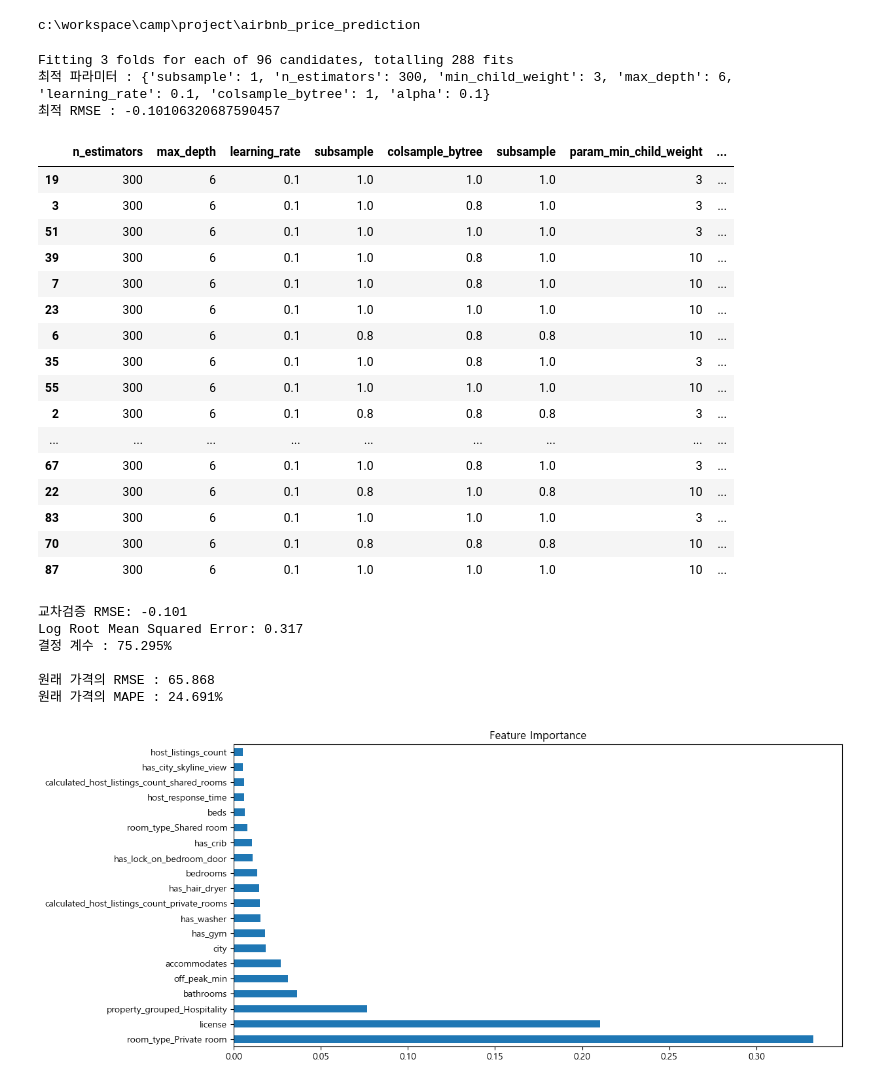
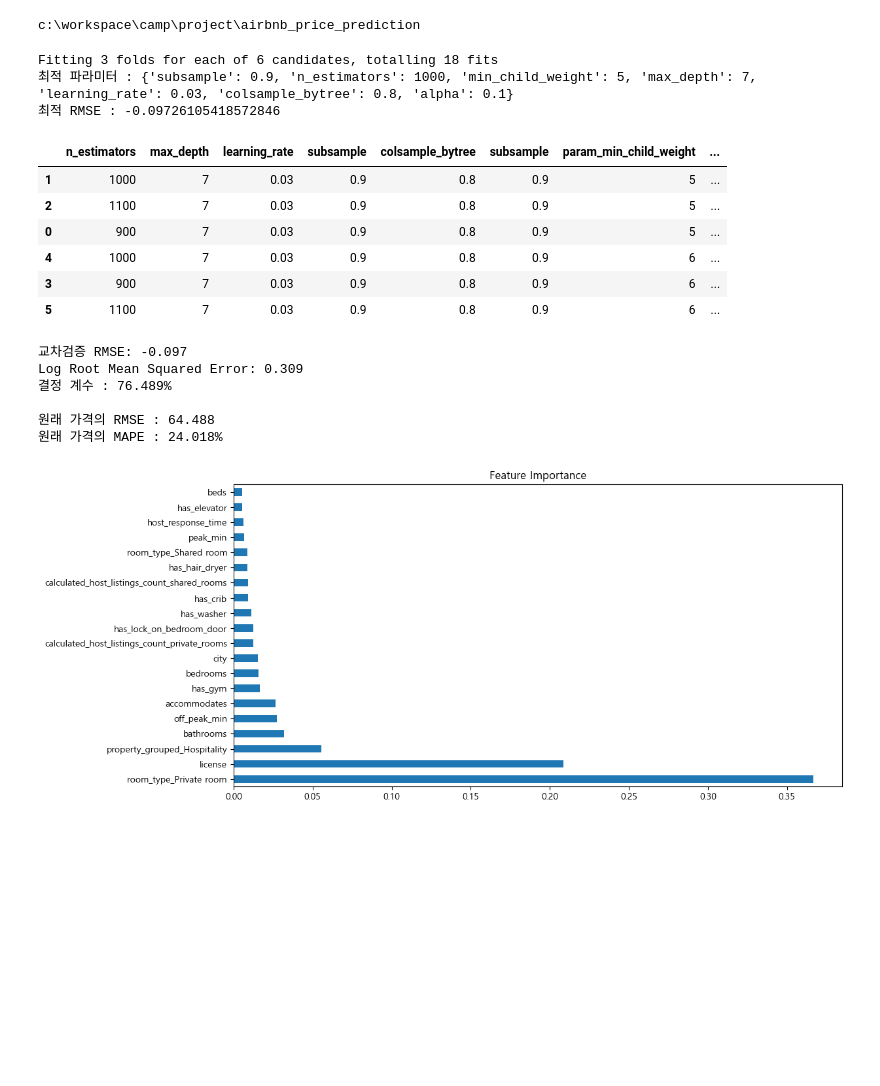
Before and after one commit to sybeom528/airbnb_price_prediction, a Jupyter notebook: notebooks/modeling.ipynb, the cells around one changed output. Drawn from its saved outputs; the diff is of its cells as text; code cells hidden in the pictures; blank space fills up the shorter version.

```diff
--- a/notebooks/modeling.ipynb
+++ b/notebooks/modeling.ipynb
@@ -104,16 +104,16 @@ xgb_reg = xgb.XGBRegressor(
 # 다중공선성 체크 안 하고 변수 다 때려넣었으니, L1 규제(유의미하지 않으면 0으로 만드는 규제) 사용해보기
 # 과적합 우려가 높기 때문에, min_child_weight 사용해보기
 param_grid = {
-    'n_estimators' : [100,300],
-    'max_depth' : [6,12],
-    'learning_rate' : [0.1],
-    'subsample' : [0.8,1],
-    'colsample_bytree' : [0.8,1],
-    'min_child_weight' : [3,10],
-    'alpha' : [0.1,1,5]
+    'n_estimators' : [900,1000,1100],
+    'max_depth' : [7],
+    'learning_rate' : [0.03],
+    'subsample' : [0.9],
+    'colsample_bytree' : [0.8],
+    'min_child_weight' : [5,6],
+    'alpha' : [0.1],
 }
 
-# grid_cv = GridSearchCV(
+# model_cv = GridSearchCV(
 #     estimator = xgb_reg,
 #     param_grid = param_grid,
 #     scoring = 'neg_mean_squared_error',
@@ -139,52 +139,45 @@ model_cv.fit(X_train, y_train)
 print(f'최적 파라미터 : {model_cv.best_params_}')
 print(f'최적 RMSE : {model_cv.best_score_}')
 # %% [output]
-Fitting 3 folds for each of 96 candidates, totalling 288 fits
-최적 파라미터 : {'subsample': 1, 'n_estimators': 300, 'min_child_weight': 3, 'max_depth': 6, 'learning_rate': 0.1, 'colsample_bytree': 1, 'alpha': 0.1}
-최적 RMSE : -0.10106320687590457
+Fitting 3 folds for each of 6 candidates, totalling 18 fits
+최적 파라미터 : {'subsample': 0.9, 'n_estimators': 1000, 'min_child_weight': 5, 'max_depth': 7, 'learning_rate': 0.03, 'colsample_bytree': 0.8, 'alpha': 0.1}
+최적 RMSE : -0.09726105418572846
 # %%
 cv_df = pd.DataFrame(model_cv.cv_results_)[
     ["param_n_estimators", "param_max_depth","param_learning_rate",'param_subsample', 'param_colsample_bytree',
     'param_subsample','param_min_child_weight', 'param_alpha',
     "mean_train_score", "mean_test_score", "std_test_score", "rank_test_score"]
 ].rename(columns={
     "param_n_estimators" : "n_estimators",
     "param_max_depth": "max_depth",
     "param_learning_rate" : 'learning_rate',
     "param_subsample" : "subsample",
     "param_colsample_bytree" : "colsample_bytree",
     "mean_train_score": "훈련 정확도",
     "mean_test_score": "검증 정확도",
     "std_test_score": "표준편차",
     "rank_test_score": "순위",
 }).sort_values("순위")
 
-cv_df.head(20)
+cv_df.head(15)
 # %% [output]
 |  | n_estimators | max_depth | learning_rate | subsample | colsample_bytree | subsample | param_min_child_weight | ... |
-| 19 | 300 | 6 | 0.1 | 1.0 | 1.0 | 1.0 | 3 | ... |
-| 3 | 300 | 6 | 0.1 | 1.0 | 0.8 | 1.0 | 3 | ... |
-| 51 | 300 | 6 | 0.1 | 1.0 | 1.0 | 1.0 | 3 | ... |
-| 39 | 300 | 6 | 0.1 | 1.0 | 0.8 | 1.0 | 10 | ... |
-| 7 | 300 | 6 | 0.1 | 1.0 | 0.8 | 1.0 | 10 | ... |
-| 23 | 300 | 6 | 0.1 | 1.0 | 1.0 | 1.0 | 10 | ... |
-| 6 | 300 | 6 | 0.1 | 0.8 | 0.8 | 0.8 | 10 | ... |
-| 35 | 300 | 6 | 0.1 | 1.0 | 0.8 | 1.0 | 3 | ... |
-| 55 | 300 | 6 | 0.1 | 1.0 | 1.0 | 1.0 | 10 | ... |
-| 2 | 300 | 6 | 0.1 | 0.8 | 0.8 | 0.8 | 3 | ... |
-| ... | ... | ... | ... | ... | ... | ... | ... | ... |
-| 67 | 300 | 6 | 0.1 | 1.0 | 0.8 | 1.0 | 3 | ... |
-| 22 | 300 | 6 | 0.1 | 0.8 | 1.0 | 0.8 | 10 | ... |
-| 83 | 300 | 6 | 0.1 | 1.0 | 1.0 | 1.0 | 3 | ... |
-| 70 | 300 | 6 | 0.1 | 0.8 | 0.8 | 0.8 | 10 | ... |
-| 87 | 300 | 6 | 0.1 | 1.0 | 1.0 | 1.0 | 10 | ... |
+| 1 | 1000 | 7 | 0.03 | 0.9 | 0.8 | 0.9 | 5 | ... |
+| 2 | 1100 | 7 | 0.03 | 0.9 | 0.8 | 0.9 | 5 | ... |
+| 0 | 900 | 7 | 0.03 | 0.9 | 0.8 | 0.9 | 5 | ... |
+| 4 | 1000 | 7 | 0.03 | 0.9 | 0.8 | 0.9 | 6 | ... |
+| 3 | 900 | 7 | 0.03 | 0.9 | 0.8 | 0.9 | 6 | ... |
+| 5 | 1100 | 7 | 0.03 | 0.9 | 0.8 | 0.9 | 6 | ... |
 # %%
 best_model = model_cv.best_estimator_
 pred_final = best_model.predict(X_test)
 rmse = np.sqrt(mean_squared_error(y_test, pred_final))
 rmse2 = np.sqrt(mean_squared_error(np.expm1(y_test), np.expm1(pred_final)))
+
 r2 = r2_score(y_test, pred_final)
+# r2 = r2_score(np.expm1(y_test), np.expm1(pred_final))
 mape = mean_absolute_percentage_error(np.expm1(y_test), np.expm1(pred_final))
+# mape = mean_absolute_percentage_error(y_test, pred_final)
 
 print(f"교차검증 RMSE: {model_cv.best_score_:.3f}")
 print(f"Log Root Mean Squared Error: {rmse:.3f}")
@@ -194,12 +187,12 @@ print()
 print(f'원래 가격의 RMSE : {rmse2:.3f}')
 print(f'원래 가격의 MAPE : {mape * 100:.3f}%')
 # %% [output]
-교차검증 RMSE: -0.101
-Log Root Mean Squared Error: 0.317
-결정 계수 : 75.295%
+교차검증 RMSE: -0.097
+Log Root Mean Squared Error: 0.309
+결정 계수 : 76.489%
 
-원래 가격의 RMSE : 65.868
-원래 가격의 MAPE : 24.691%
+원래 가격의 RMSE : 64.488
+원래 가격의 MAPE : 24.018%
 # %%
 # 최적의 모델에서 피처 중요도 뽑기
 import matplotlib.pyplot as plt
@@ -210,4 +203,4 @@ importances.sort_values(ascending=False).head(20).plot(kind='barh')
 plt.title("Feature Importance")
 plt.show()
 # %% [output]
-[figure, old version]
+[figure, new version]
```
Also changed, not shown: parts of 5 cells of this notebook, 1 other file.
